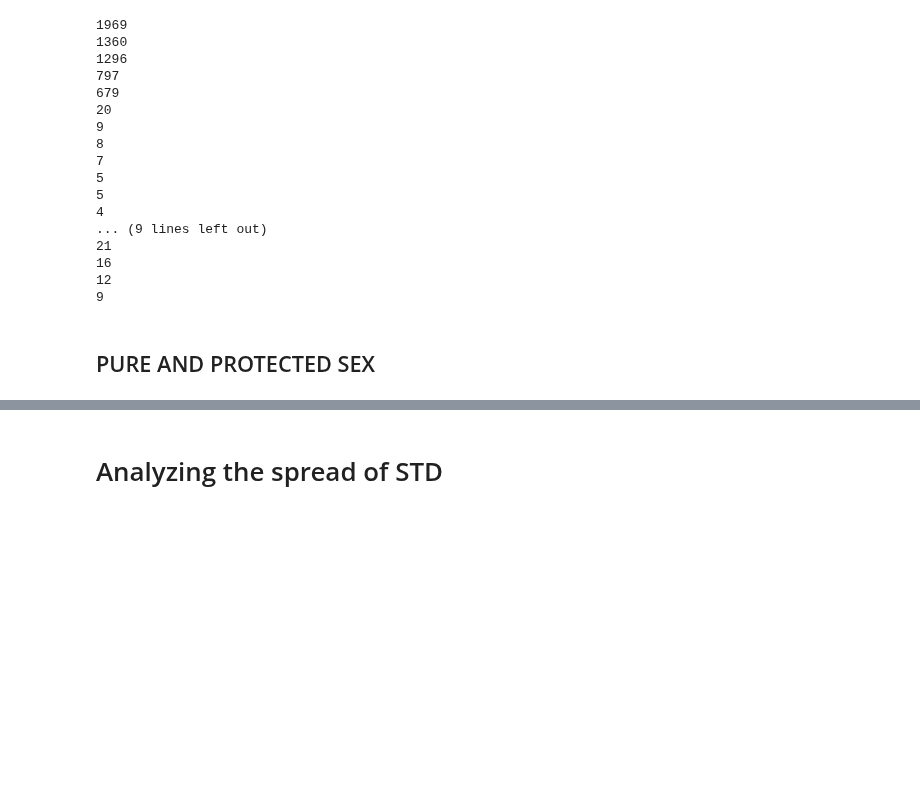
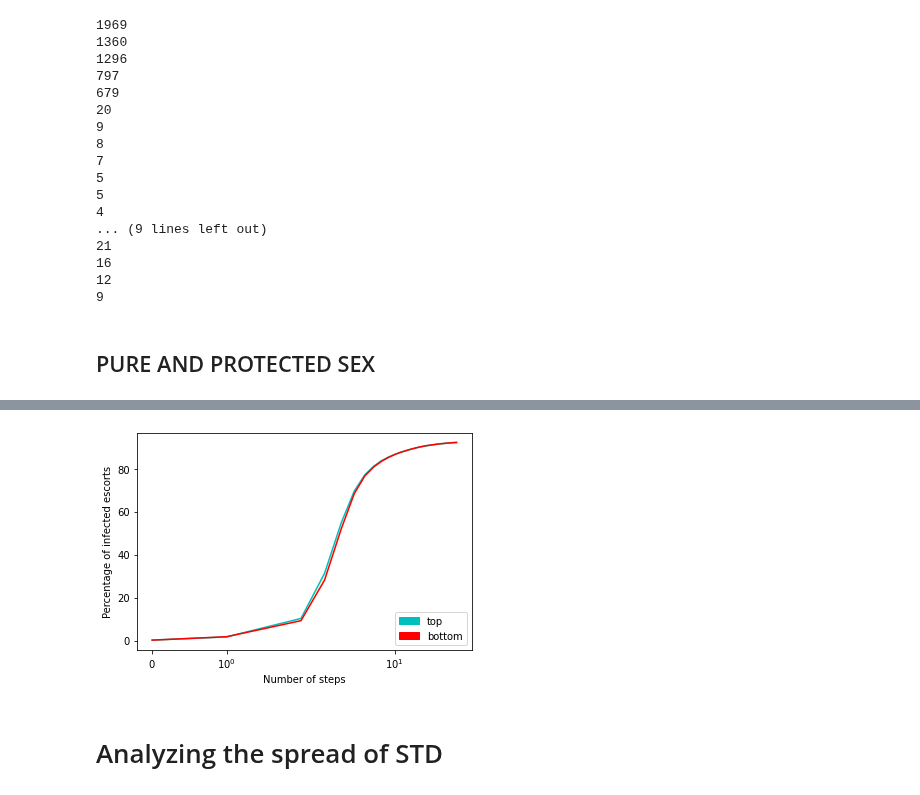
Before and after one commit to rsapeta/Network-Analysis, a Jupyter notebook: Escort/escort_analysis.ipynb, the cells around one changed output, grey strips where cells are left out. Cells and saved outputs as stored; diff of their text form; code cells hidden in the pictures; blank space fills up the shorter version.

```diff
--- a/Escort/escort_analysis.ipynb
+++ b/Escort/escort_analysis.ipynb
@@ -380,0 +482,3 @@ for key, value in dic_condoms.items():
+# %%
+df_tophalf_condoms = give_condom(df_constant.copy(), list(top_half))
+df_bottomhalf_condoms = give_condom(df_constant.copy(), list(bottom_half))
@@ -381,3 +493,47 @@ for key, value in dic_condoms.items():
+# %%
+# Our simple SI function.
+def si_simple(B, i_nodes):
+   #so we can perform graph functions
+   G = nx.Graph()
+   G.graph.update(B.graph)
+   G.add_nodes_from((n, B.nodes[n]) for n in B.nodes)
+
+   new_infected = i_nodes.copy()
+   for i_node in i_nodes:
+        s_neighbors_of_i = {n for n in B.neighbors(i_node)}
+        if len(s_neighbors_of_i) == 0:
+            pass
+        for s_node in s_neighbors_of_i:
+            beta = B.get_edge_data(i_node, s_node, default=0)['weight'] #probability of spreading the disease
+            if random.random() < beta:
+                new_infected.add(s_node)
+   return new_infected
+# %%
+model_curve = defaultdict(lambda : defaultdict(float))
+for run in range(10):
+   # The seed set should be the same for both models
+   i_nodes_top = set(random.sample(list(set(pG_b_top.nodes)), 3))
+   i_nodes_bottom = i_nodes_top.copy()
+   for step in range(50):
+      i_nodes_top = si_simple(pG_b_top, i_nodes_top)
+      i_nodes_bottom = si_simple(pG_b_bottom, i_nodes_bottom)
+      # Since we run 10 times, we average the infected set size
+      model_curve["top"][step] += (len(i_nodes_top) / len(pG_b_top.nodes)) * 10
+      model_curve["bottom"][step] += (len(i_nodes_bottom) / len(pG_b_bottom.nodes)) * 10
+      model_curve['condoms_S'][step] = 100 - model_curve["condoms"][step]
+# %%
+plt.plot([model_curve["top"][step] for step in range(30)], color = 'c', label = 'top')
+plt.plot([model_curve["bottom"][step] for step in range(30)], color = 'r', label = 'bottom')
+plt.ylabel('Percentage of infected escorts')
+plt.xlabel('Number of steps')
+plt.fill_between(range(30), [model_curve["top"][step] for step in range(30)], [model_curve["bottom"][step] for step in range(30)], color ='#FAF7E1')
+plt.xscale('symlog')
+green_patch = mpatches.Patch(color='c', label='top')
+blue_patch = mpatches.Patch(color='r', label='bottom')
+plt.legend(handles=[green_patch, blue_patch], loc='lower right')
+plt.show()
+# %% [output]
+[figure, added]
 # %% [markdown]
 # Analyzing the spread of STD
 # %%
```
Also changed, not shown: parts of 19 cells of this notebook.
